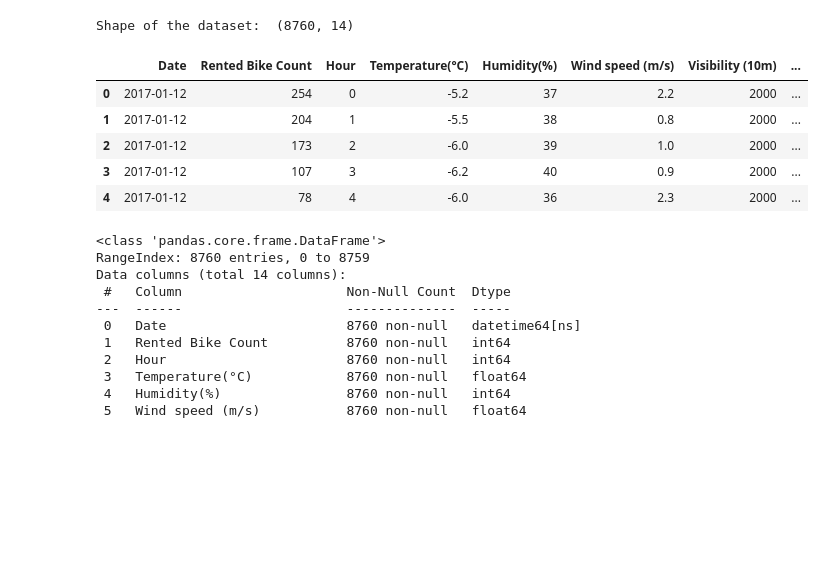
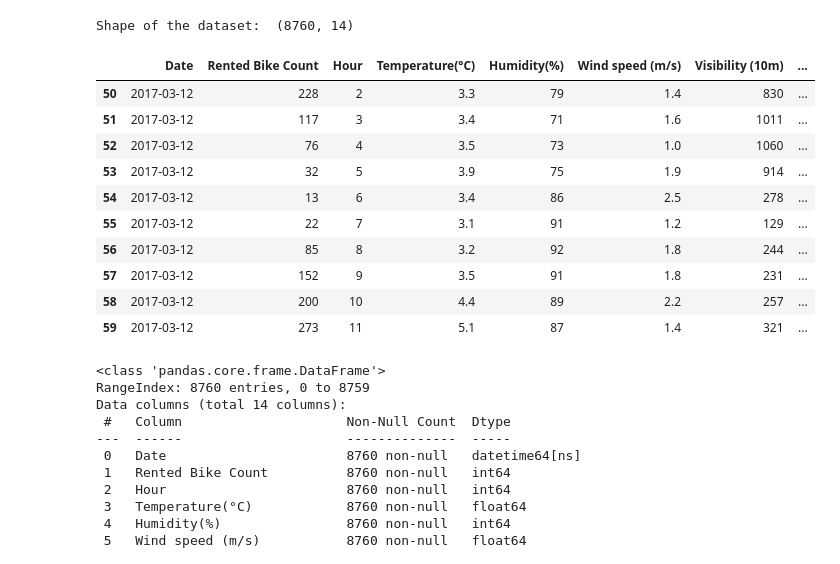
Before and after one commit to shadabsgit/ML-Regression-Capstone-Project, a Jupyter notebook: Bike_Sharing_Demand_Prediction_Capstone_Project.ipynb, the cells around one changed output. Cells and saved outputs as stored; diff of their text form; code cells hidden in the pictures; blank space fills up the shorter version.

```diff
--- a/Bike_Sharing_Demand_Prediction_Capstone_Project.ipynb
+++ b/Bike_Sharing_Demand_Prediction_Capstone_Project.ipynb
@@ -76,14 +76,19 @@ print('Shape of the dataset: ', df.shape)
 Shape of the dataset:  (8760, 14)
 # %%
 #First 5 rows in the dataset
-df.head()
+df.head(200)[50:60]
 # %% [output]
 |  | Date | Rented Bike Count | Hour | Temperature(°C) | Humidity(%) | Wind speed (m/s) | Visibility (10m) | ... |
-| 0 | 2017-01-12 | 254 | 0 | -5.2 | 37 | 2.2 | 2000 | ... |
-| 1 | 2017-01-12 | 204 | 1 | -5.5 | 38 | 0.8 | 2000 | ... |
-| 2 | 2017-01-12 | 173 | 2 | -6.0 | 39 | 1.0 | 2000 | ... |
-| 3 | 2017-01-12 | 107 | 3 | -6.2 | 40 | 0.9 | 2000 | ... |
-| 4 | 2017-01-12 | 78 | 4 | -6.0 | 36 | 2.3 | 2000 | ... |
+| 50 | 2017-03-12 | 228 | 2 | 3.3 | 79 | 1.4 | 830 | ... |
+| 51 | 2017-03-12 | 117 | 3 | 3.4 | 71 | 1.6 | 1011 | ... |
+| 52 | 2017-03-12 | 76 | 4 | 3.5 | 73 | 1.0 | 1060 | ... |
+| 53 | 2017-03-12 | 32 | 5 | 3.9 | 75 | 1.9 | 914 | ... |
+| 54 | 2017-03-12 | 13 | 6 | 3.4 | 86 | 2.5 | 278 | ... |
+| 55 | 2017-03-12 | 22 | 7 | 3.1 | 91 | 1.2 | 129 | ... |
+| 56 | 2017-03-12 | 85 | 8 | 3.2 | 92 | 1.8 | 244 | ... |
+| 57 | 2017-03-12 | 152 | 9 | 3.5 | 91 | 1.8 | 231 | ... |
+| 58 | 2017-03-12 | 200 | 10 | 4.4 | 89 | 2.2 | 257 | ... |
+| 59 | 2017-03-12 | 273 | 11 | 5.1 | 87 | 1.4 | 321 | ... |
 # %%
 #Data information
 df.info()
```
Also changed, not shown: parts of 12 cells of this notebook.
